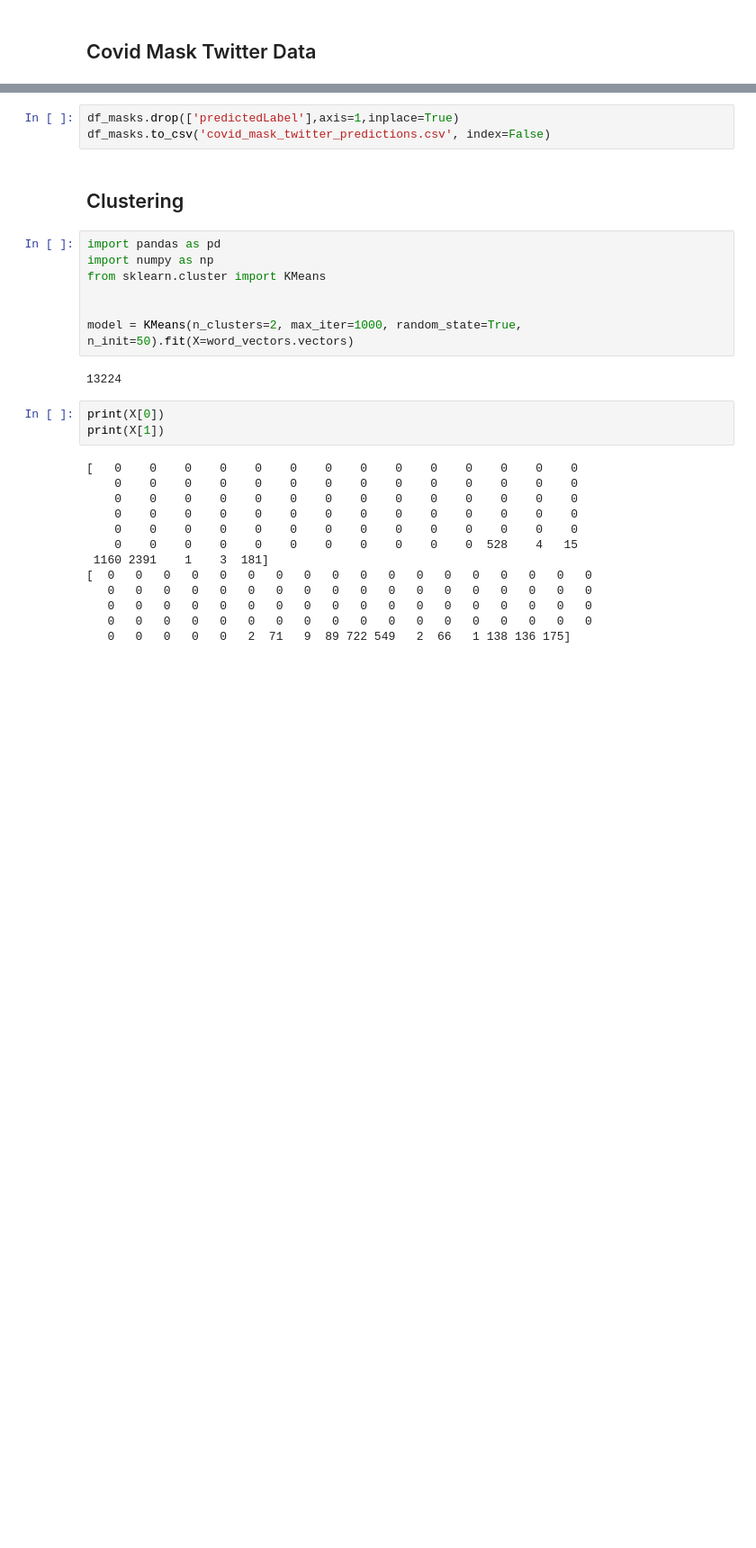
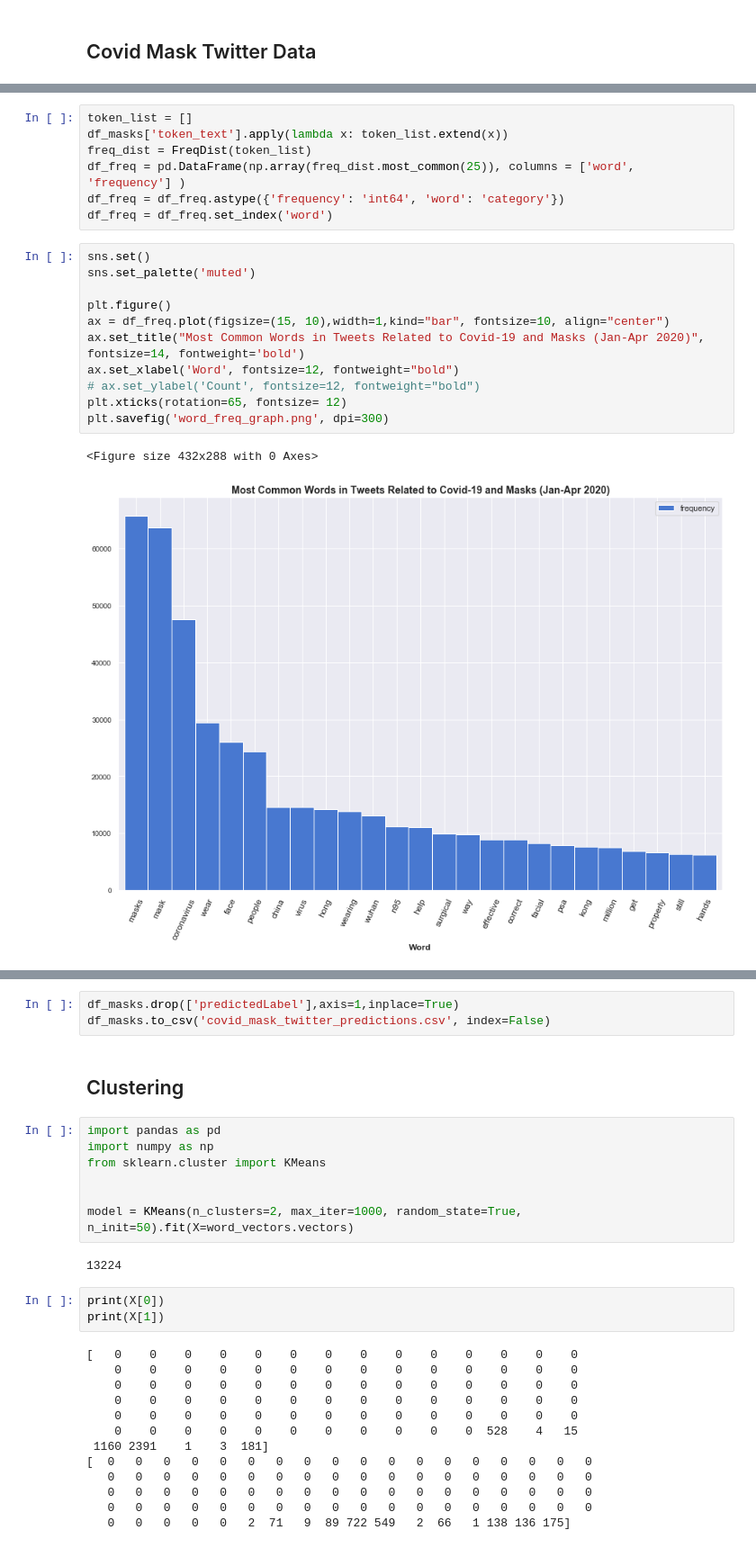
Before and after one commit to Jae-Ro/covid-19, a Jupyter notebook: Twitter Sentiment Data.ipynb, the cells around one changed output, grey strips where cells are left out. Shown at 90% size. Cells and saved outputs as stored; diff of their text form; blank space fills up the shorter version.

```diff
--- a/Twitter Sentiment Data.ipynb
+++ b/Twitter Sentiment Data.ipynb
@@ -293,0 +386,21 @@ df_masks.shape
+# %%
+token_list = []
+df_masks['token_text'].apply(lambda x: token_list.extend(x))
+freq_dist = FreqDist(token_list)
+df_freq = pd.DataFrame(np.array(freq_dist.most_common(25)), columns = ['word', 'frequency'] )
+df_freq = df_freq.astype({'frequency': 'int64', 'word': 'category'})
+df_freq = df_freq.set_index('word')
+# %%
+sns.set()
+sns.set_palette('muted')
+
+plt.figure()
+ax = df_freq.plot(figsize=(15, 10),width=1,kind="bar", fontsize=10, align="center")
+ax.set_title("Most Common Words in Tweets Related to Covid-19 and Masks (Jan-Apr 2020)", fontsize=14, fontweight='bold')
+ax.set_xlabel('Word', fontsize=12, fontweight="bold")
+# ax.set_ylabel('Count', fontsize=12, fontweight="bold")
+plt.xticks(rotation=65, fontsize= 12)
+plt.savefig('word_freq_graph.png', dpi=300)
+# %% [output]
+<Figure size 432x288 with 0 Axes>
+[figure, added]
```
Also changed, not shown: parts of 21 cells of this notebook, 4 other files.
